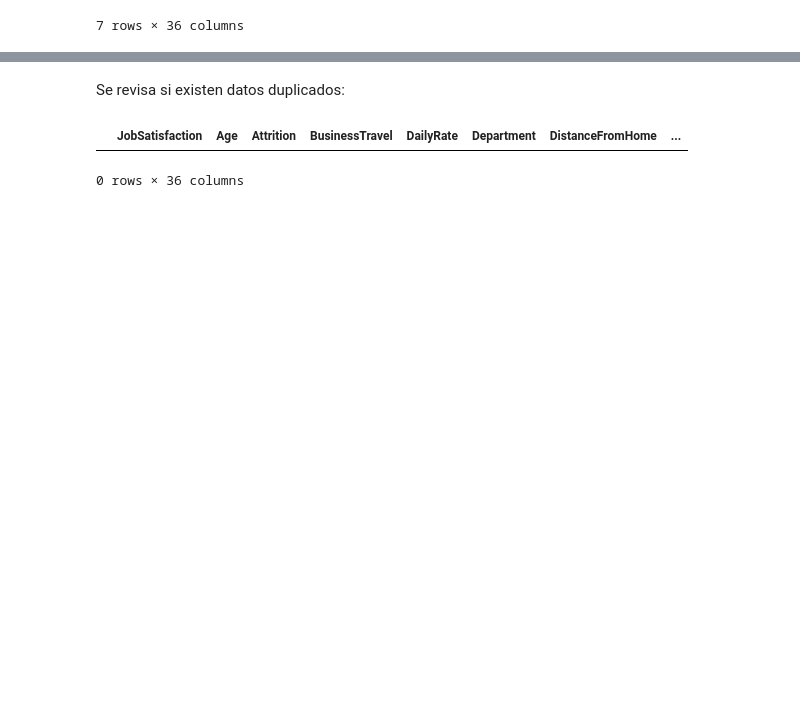
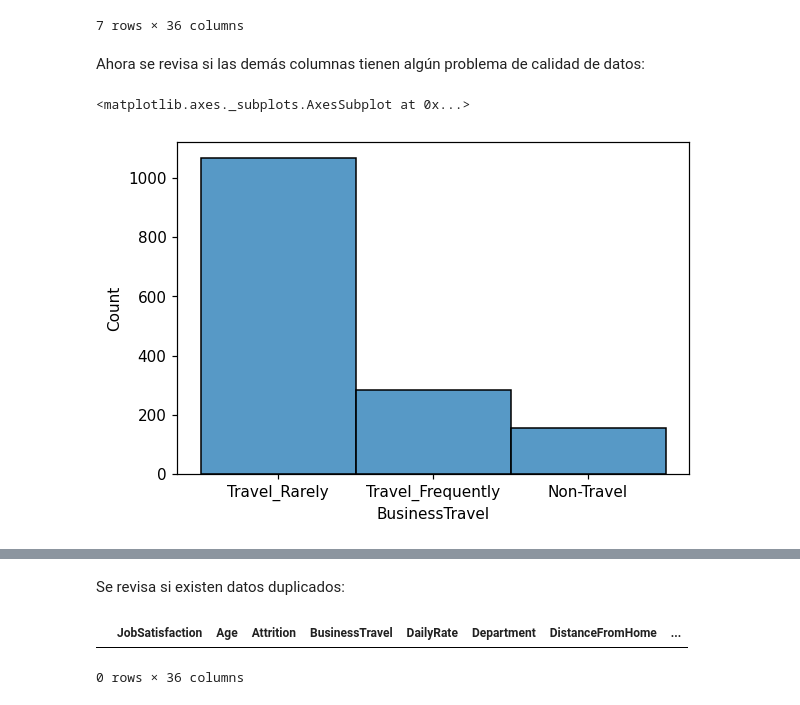
Before and after one commit to davidpolme/Taller3-DataScience, a Jupyter notebook: CDA_Taller3.ipynb, the cells around one changed output, grey strips where cells are left out. Cells and saved outputs as stored; diff of their text form; code cells hidden in the pictures; blank space fills up the shorter version.

```diff
--- a/CDA_Taller3.ipynb
+++ b/CDA_Taller3.ipynb
@@ -203,6 +221,9 @@ sns.histplot(data=data, x="JobSatisfaction")
 [figure]
 # %% [markdown]
 Más de un poco del 60% de los datos se concentran entre 3.0 y 4.0. Estadísticamente la mediana es 3.0 y la media es 2.7, dado que se observa que los datos son enteros se propone usar la mediada como dato para imputar los datos faltantes.
+# %%
+#imputar datos fataltantes de JobSatisfaction con la mediana:
+data['JobSatisfaction'] = data['JobSatisfaction'].fillna(data['JobSatisfaction'].median())
 # %%
 #datos vacíos columna Age
 data[data['Age'].isnull()]
@@ -260,3 +281,9 @@ Se puede observar que para la columna Age (edad) existen valores atípicos: edad
+# %%
+#imputar datos fataltantes de Age con la mediana:
+data['Age'] = data['Age'].fillna(data['Age'].median())
+#ajustar los valores atípicos:
+data['Age'] = data['Age'].apply(lambda x: 30 if (x==3) else x)
+data['Age'] = data['Age'].apply(lambda x: x/10 if (x>100) else x)
 # %%
 #datos vacíos columna Attrition
 data[data['Attrition'].isnull()]
@@ -288,3 +326,8 @@ Se observa que la moda para la columna Attrition es de “No” (83%) , lo que t
+# %%
+#imputar valor nulo de columna Attrition con moda
+data['Attrition'] = data['Attrition'].fillna(pd.Series(data['Attrition'].values.flatten()).mode()[0])
+#cambiar Na por No en Attrition
+data['Attrition'] = data['Attrition'].apply(lambda x: "No" if (x=="Na") else x)
 # %%
 #datos vacíos columna StandardHours
 data[data['StandardHours'].isnull()]
@@ -298,3 +341,11 @@ data[data['StandardHours'].isnull()]
 | 1291 | 1.0 | 37.0 | Yes | Travel_Rarely | 370 | Research & Development | 10 | ... |
 | 1377 | 4.0 | 49.0 | No | Travel_Frequently | 1064 | Research & Development | 2 | ... |
 7 rows × 36 columns
+# %% [markdown]
+Ahora se revisa si las demás columnas tienen algún problema de calidad de datos:
+# %%
+#BusinessTravel
+sns.histplot(data=data, x="BusinessTravel")
+# %% [output]
+<matplotlib.axes._subplots.AxesSubplot at 0x...>
+[figure, added]
```
Also changed, not shown: parts of 35 cells of this notebook.
